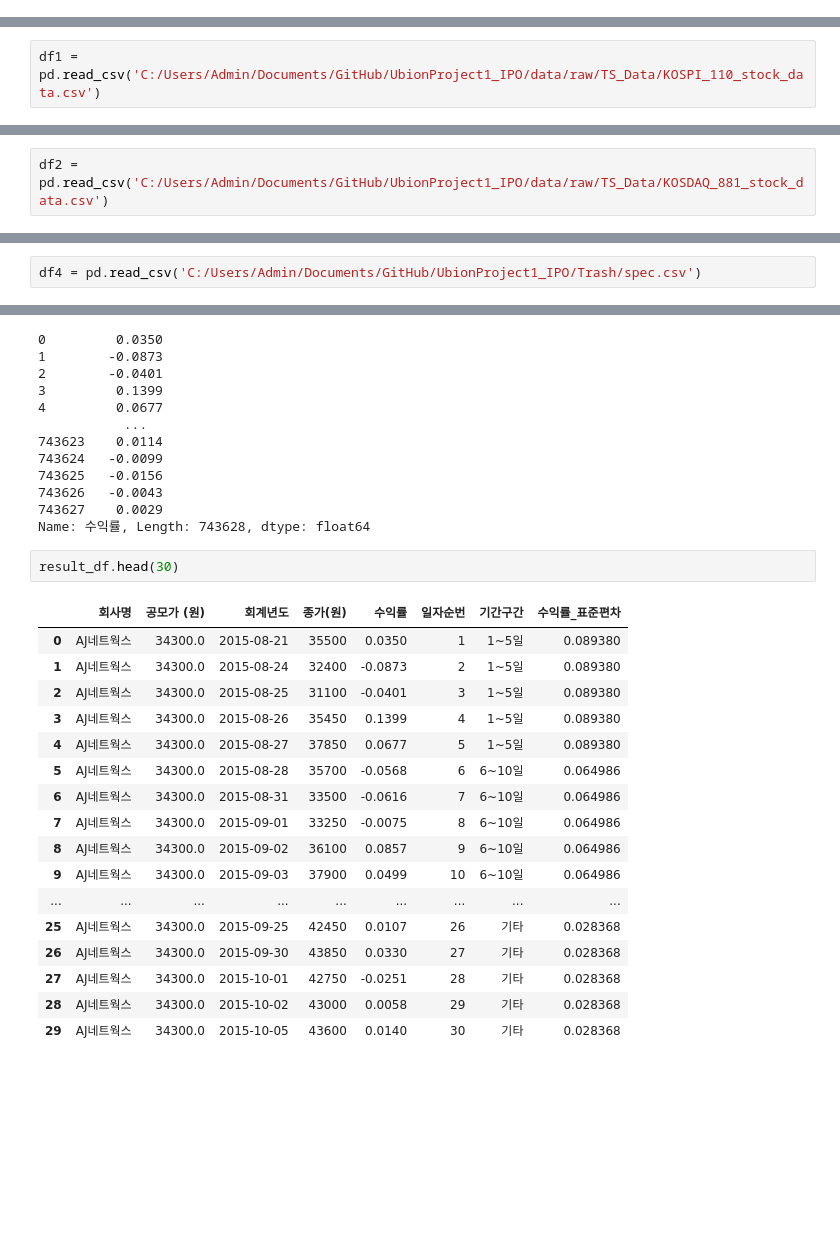
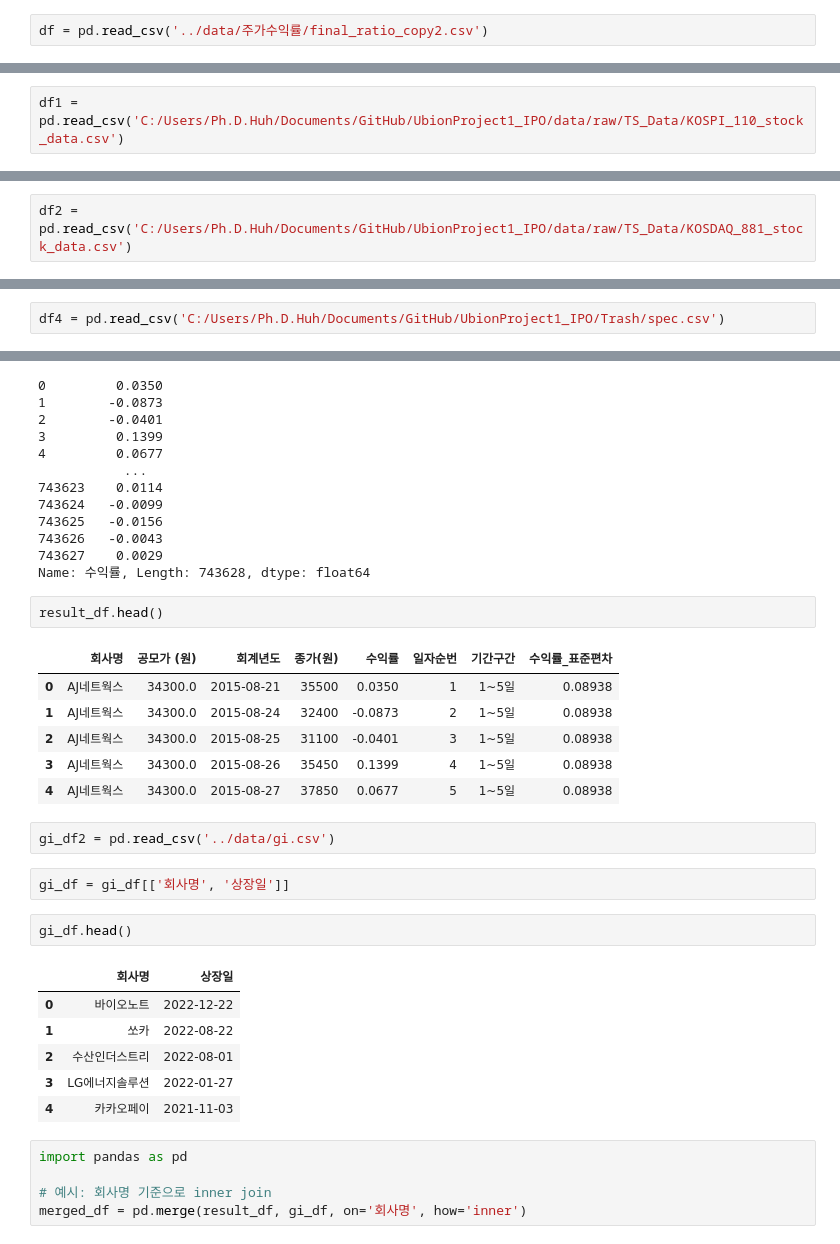
Before and after one commit to UbionProject1-IPO/Project1-2, a Jupyter notebook: notebook/주가수익률_최종.ipynb, the cells around one changed output, grey strips where cells are left out. Saved outputs shown, nothing was run; the diff lists cells and outputs as text; blank space fills up the shorter version.

```diff
--- a/notebook/주가수익률_최종.ipynb
+++ b/notebook/주가수익률_최종.ipynb
@@ -19,3 +3,5 @@ Index(['회사명_d1', 'stock_code', '업종', '상장주선인', '공모가 (
+# %%
+df = pd.read_csv('../data/주가수익률/final_ratio_copy2.csv')
 # %%
 final_df = df[['회사명_d1', 'stock_code', '공모가 (원)']]
 final_df.head()
@@ -27,4 +13,4 @@ final_df.head()
 | 3 | 산일전기 | 62040 | 35000.0 |
 | 4 | 시프트업 | 462870 | 60000.0 |
 # %%
-df1 = pd.read_csv('C:/Users/Admin/Documents/GitHub/UbionProject1_IPO/data/raw/TS_Data/KOSPI_110_stock_data.csv')
+df1 = pd.read_csv('C:/Users/Ph.D.Huh/Documents/GitHub/UbionProject1_IPO/data/raw/TS_Data/KOSPI_110_stock_data.csv')
@@ -37,5 +17,5 @@ Index(['회사명', '거래소코드', '회계년도', '종목코드(축약)', '
 # %%
-df2 = pd.read_csv('C:/Users/Admin/Documents/GitHub/UbionProject1_IPO/data/raw/TS_Data/KOSDAQ_881_stock_data.csv')
+df2 = pd.read_csv('C:/Users/Ph.D.Huh/Documents/GitHub/UbionProject1_IPO/data/raw/TS_Data/KOSDAQ_881_stock_data.csv')
 # %%
 merged_df = pd.concat([df1, df2])
 # %%
@@ -93,7 +73,7 @@ Data columns (total 13 columns):
 dtypes: int64(1), object(12)
 memory usage: 68.2+ KB
 # %%
-df4 = pd.read_csv('C:/Users/Admin/Documents/GitHub/UbionProject1_IPO/Trash/spec.csv')
+df4 = pd.read_csv('C:/Users/Ph.D.Huh/Documents/GitHub/UbionProject1_IPO/Trash/spec.csv')
 # %%
 df4.info()
 # %% [output]
@@ -438,22 +400,29 @@ result_df['수익률']
 743627    0.0029
 Name: 수익률, Length: 743628, dtype: float64
 # %%
-result_df.head(30)
+result_df.head()
 # %% [output]
 |  | 회사명 | 공모가 (원) | 회계년도 | 종가(원) | 수익률 | 일자순번 | 기간구간 | 수익률_표준편차 |
-| 0 | AJ네트웍스 | 34300.0 | 2015-08-21 | 35500 | 0.0350 | 1 | 1~5일 | 0.089380 |
-| 1 | AJ네트웍스 | 34300.0 | 2015-08-24 | 32400 | -0.0873 | 2 | 1~5일 | 0.089380 |
-| 2 | AJ네트웍스 | 34300.0 | 2015-08-25 | 31100 | -0.0401 | 3 | 1~5일 | 0.089380 |
-| 3 | AJ네트웍스 | 34300.0 | 2015-08-26 | 35450 | 0.1399 | 4 | 1~5일 | 0.089380 |
-| 4 | AJ네트웍스 | 34300.0 | 2015-08-27 | 37850 | 0.0677 | 5 | 1~5일 | 0.089380 |
-| 5 | AJ네트웍스 | 34300.0 | 2015-08-28 | 35700 | -0.0568 | 6 | 6~10일 | 0.064986 |
-| 6 | AJ네트웍스 | 34300.0 | 2015-08-31 | 33500 | -0.0616 | 7 | 6~10일 | 0.064986 |
-| 7 | AJ네트웍스 | 34300.0 | 2015-09-01 | 33250 | -0.0075 | 8 | 6~10일 | 0.064986 |
-| 8 | AJ네트웍스 | 34300.0 | 2015-09-02 | 36100 | 0.0857 | 9 | 6~10일 | 0.064986 |
-| 9 | AJ네트웍스 | 34300.0 | 2015-09-03 | 37900 | 0.0499 | 10 | 6~10일 | 0.064986 |
-| ... | ... | ... | ... | ... | ... | ... | ... | ... |
-| 25 | AJ네트웍스 | 34300.0 | 2015-09-25 | 42450 | 0.0107 | 26 | 기타 | 0.028368 |
-| 26 | AJ네트웍스 | 34300.0 | 2015-09-30 | 43850 | 0.0330 | 27 | 기타 | 0.028368 |
-| 27 | AJ네트웍스 | 34300.0 | 2015-10-01 | 42750 | -0.0251 | 28 | 기타 | 0.028368 |
-| 28 | AJ네트웍스 | 34300.0 | 2015-10-02 | 43000 | 0.0058 | 29 | 기타 | 0.028368 |
-| 29 | AJ네트웍스 | 34300.0 | 2015-10-05 | 43600 | 0.0140 | 30 | 기타 | 0.028368 |
+| 0 | AJ네트웍스 | 34300.0 | 2015-08-21 | 35500 | 0.0350 | 1 | 1~5일 | 0.08938 |
+| 1 | AJ네트웍스 | 34300.0 | 2015-08-24 | 32400 | -0.0873 | 2 | 1~5일 | 0.08938 |
+| 2 | AJ네트웍스 | 34300.0 | 2015-08-25 | 31100 | -0.0401 | 3 | 1~5일 | 0.08938 |
+| 3 | AJ네트웍스 | 34300.0 | 2015-08-26 | 35450 | 0.1399 | 4 | 1~5일 | 0.08938 |
+| 4 | AJ네트웍스 | 34300.0 | 2015-08-27 | 37850 | 0.0677 | 5 | 1~5일 | 0.08938 |
+# %%
+gi_df2 = pd.read_csv('../data/gi.csv')
+# %%
+gi_df = gi_df[['회사명', '상장일']]
+# %%
+gi_df.head()
+# %% [output]
+|  | 회사명 | 상장일 |
+| 0 | 바이오노트 | 2022-12-22 |
+| 1 | 쏘카 | 2022-08-22 |
+| 2 | 수산인더스트리 | 2022-08-01 |
+| 3 | LG에너지솔루션 | 2022-01-27 |
+| 4 | 카카오페이 | 2021-11-03 |
+# %%
+import pandas as pd
+
+# 예시: 회사명 기준으로 inner join
+merged_df = pd.merge(result_df, gi_df, on='회사명', how='inner')
```
Also changed, not shown: parts of 9 cells of this notebook, 2 other files.
